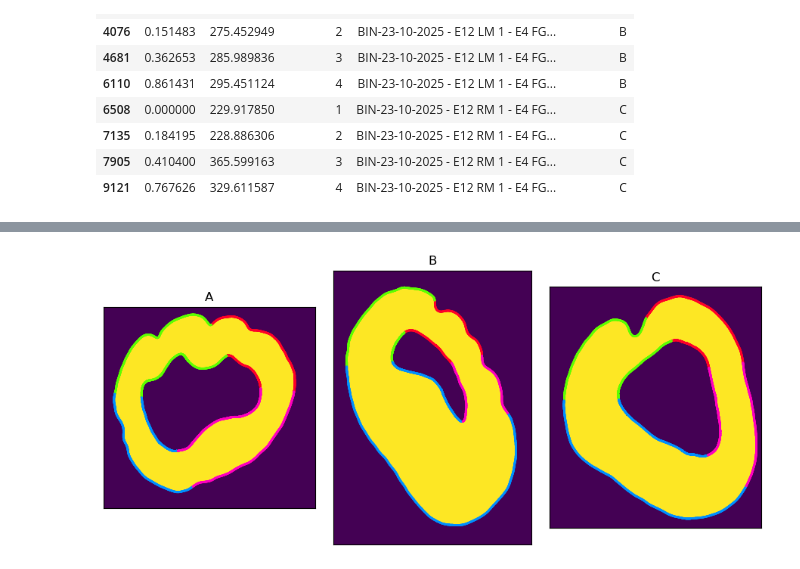
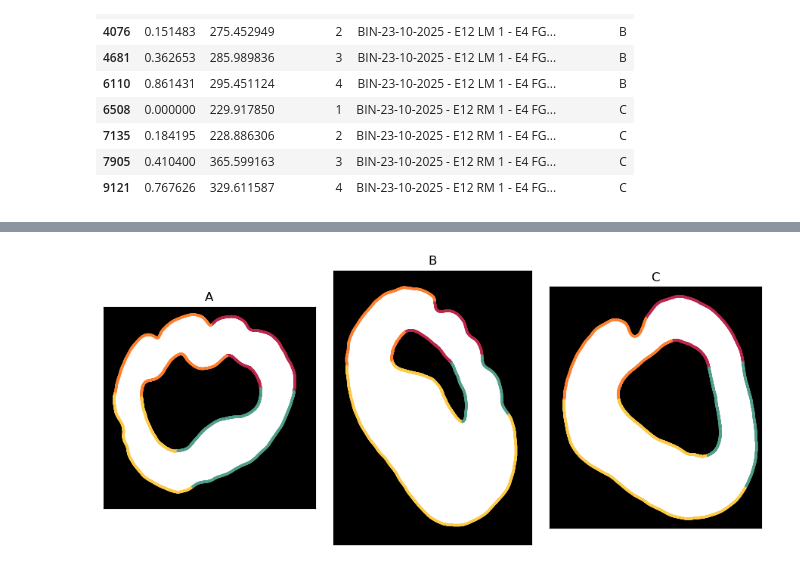
Before and after one commit to enricoenne/ventricle-measure, a Jupyter notebook: final_thick.ipynb, the cells around one changed output, grey strips where cells are left out. Drawn from its saved outputs; the diff is of its cells as text; code cells hidden in the pictures.

Commit message:
now with new colorful bars

```diff
--- a/final_thick.ipynb
+++ b/final_thick.ipynb
@@ -195,18 +197,6 @@ def thick_analysis(donut, points, res):
     output_df = res_df[['norm', 'dist', 'quadrant']]
 
     return output_df, res_df, donut
-# %%
-# name = 'C1-29-08-2025 E12 R1 - E4 PBS-EdU+E6 GFP - EdU 647 - GFP+HuCD 488 - SOX2 555'
-# name = 'C1-29-08-2025 E12 R1 f - E4 FGF2-EdU+E6 FGF2 - EdU 647 - GFP+HuCD 488 - SOX2 555'
-# name = 'test_22'
-# name = 'test_mouse'
-name = 'test_both'
-
-donut, res = get_picture2D(f'pics/{name}.tif')
-ref_points, _ = get_picture2D(f'pics/{name}_points.tif')
-
-if res[0] is None:
-    res = (1,1)
 # %%
 folder = 'sulov_folder'
 files = glob(folder + '/BIN-*points.tif')
@@ -370,35 +335,39 @@ for nick, ax in g.axes_dict.items():
+# %%
+colors = ['#ba274a', '#FE7F2D', '#FCCA46', '#519E8A']
+quad_colors = ListedColormap(colors, name='quad_colors')
 # %%
 fig, axs = plt.subplots(1, n, figsize = (3*n,4))
 
-s=1
-cmap='gist_rainbow'
+s=2
+cmap=quad_colors
 
 for i, name in enumerate(names):
 
     axs[i].set_title(letters[i])
-    axs[i].imshow(pics[i])
+    axs[i].imshow(pics[i], cmap='gray')
 
     current_df = complete_dfs[i]
 
     out_df = current_df.dropna(subset=['p_out'])
     p_out = out_df['p_out']
     xs = [p[0] for p in p_out]
     ys = [p[1] for p in p_out]
     axs[i].scatter(ys, xs, c = out_df['quadrant'], s = s, cmap=cmap)
 
 
     in_df = current_df.dropna(subset=['p_in'])
     p_in = in_df['p_in']
     xs = [p[0] for p in p_in]
     ys = [p[1] for p in p_in]
     axs[i].scatter(ys, xs, c = in_df['quadrant'], s = s, cmap=cmap)
 
 
 for ax in axs:
     ax.set_xticks([])
     ax.set_yticks([])
 
 plt.savefig(f'{folder}/quadrants.png')
 plt.tight_layout()
+plt.show()
 # %% [output]
-[figure, old version]
+[figure, new version]
```
Also changed, not shown: parts of 4 cells of this notebook.
